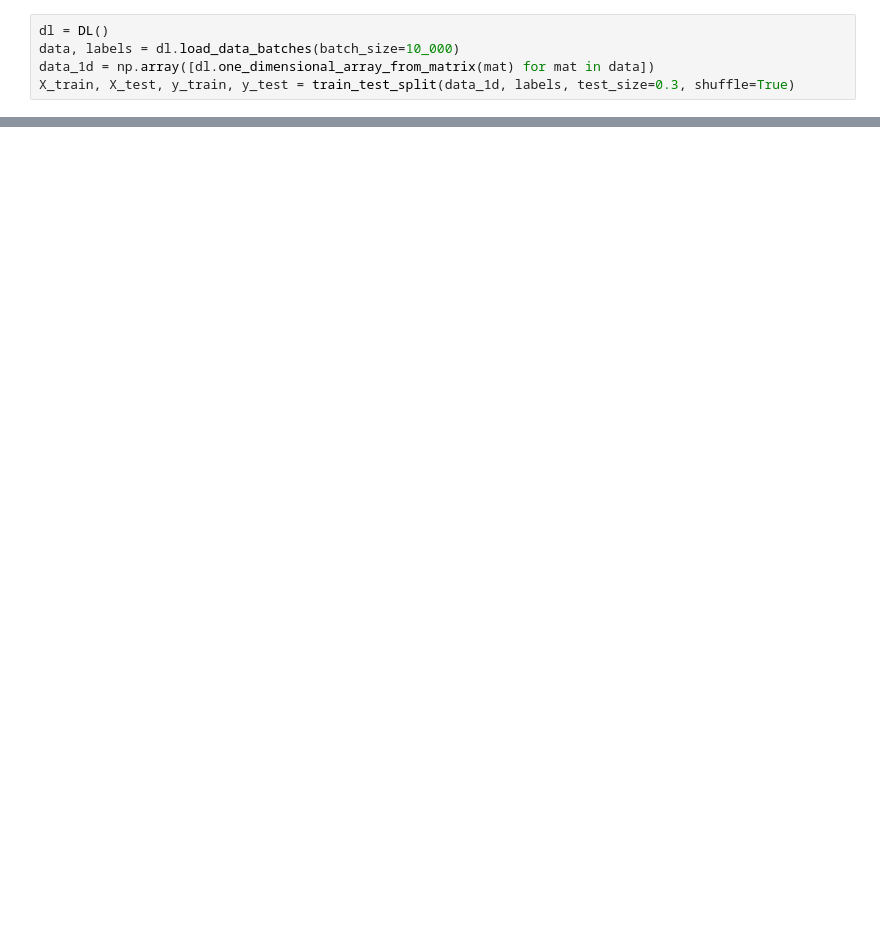
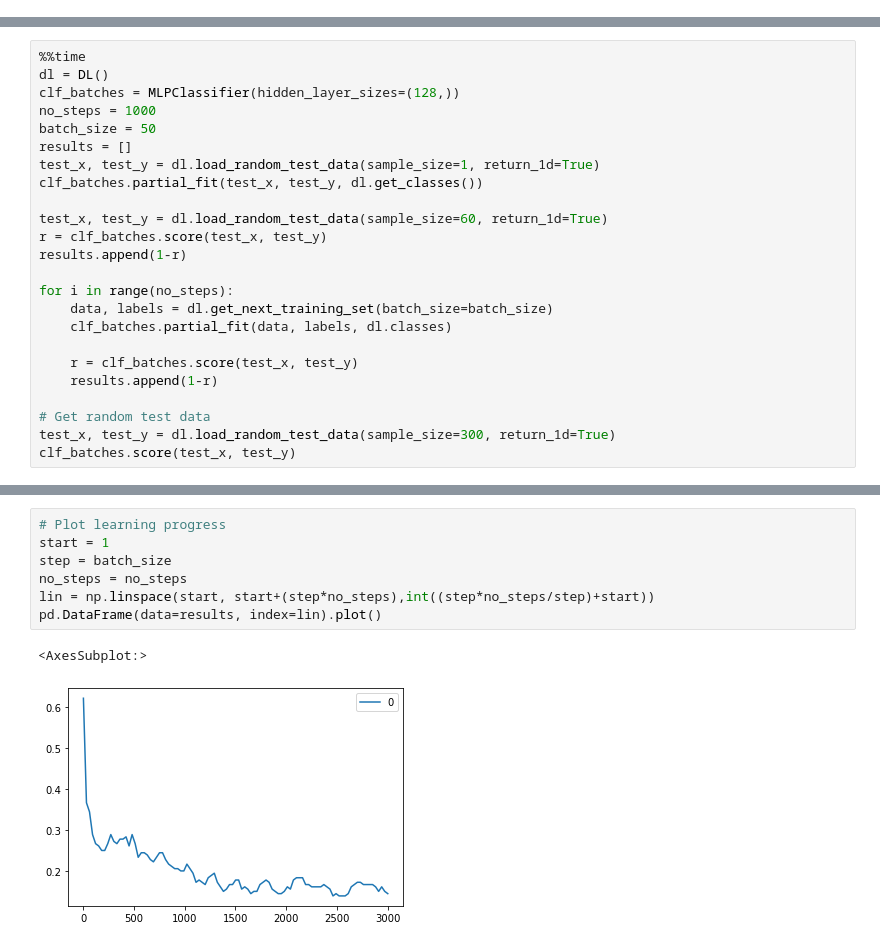
Before and after one commit to Grimmig18/doodle-classifier, a Jupyter notebook: notebook/doodle-classifier.ipynb, the cells around one changed output, grey strips where cells are left out. Drawn from its saved outputs; the diff is of its cells as text; blank space fills up the shorter version.

```diff
--- a/notebook/doodle-classifier.ipynb
+++ b/notebook/doodle-classifier.ipynb
@@ -26,5 +25,0 @@ The autoreload extension is already loaded. To reload it, use:
-# %%
-dl = DL()
-data, labels = dl.load_data_batches(batch_size=10_000)
-data_1d = np.array([dl.one_dimensional_array_from_matrix(mat) for mat in data])
-X_train, X_test, y_train, y_test = train_test_split(data_1d, labels, test_size=0.3, shuffle=True)
@@ -59,0 +26,24 @@ NameError: name 'clf' is not defined
+# %%
+%%time
+dl = DL()
+clf_batches = MLPClassifier(hidden_layer_sizes=(128,))
+no_steps = 1000
+batch_size = 50
+results = []
+test_x, test_y = dl.load_random_test_data(sample_size=1, return_1d=True)
+clf_batches.partial_fit(test_x, test_y, dl.get_classes())
+
+test_x, test_y = dl.load_random_test_data(sample_size=60, return_1d=True)
+r = clf_batches.score(test_x, test_y)
+results.append(1-r)
+
+for i in range(no_steps):
+    data, labels = dl.get_next_training_set(batch_size=batch_size)
+    clf_batches.partial_fit(data, labels, dl.classes)
+
+    r = clf_batches.score(test_x, test_y)
+    results.append(1-r)
+
+# Get random test data
+test_x, test_y = dl.load_random_test_data(sample_size=300, return_1d=True)
+clf_batches.score(test_x, test_y)
@@ -59,0 +71,10 @@ NameError: name 'clf' is not defined
+# %%
+# Plot learning progress
+start = 1
+step = batch_size
+no_steps = no_steps
+lin = np.linspace(start, start+(step*no_steps),int((step*no_steps/step)+start))
+pd.DataFrame(data=results, index=lin).plot()
+# %% [output]
+<AxesSubplot:>
+[figure, added]
```
Also changed, not shown: parts of 14 cells of this notebook, 18 other files.
